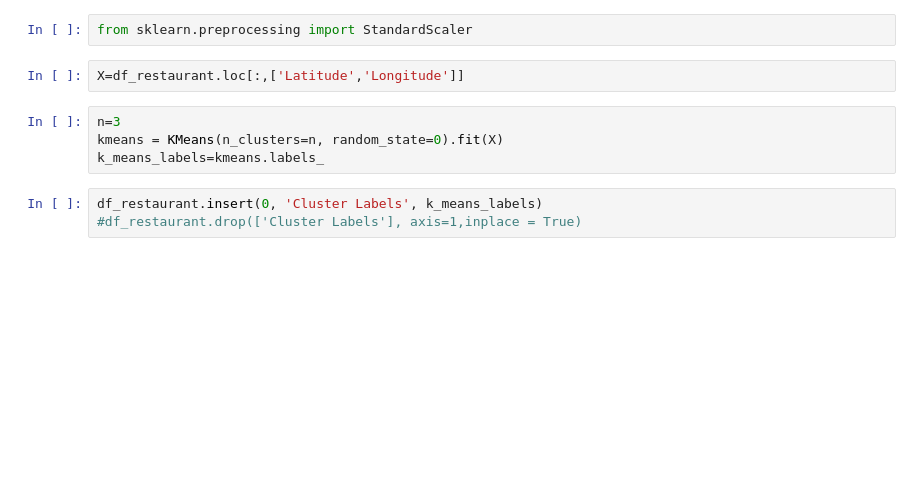
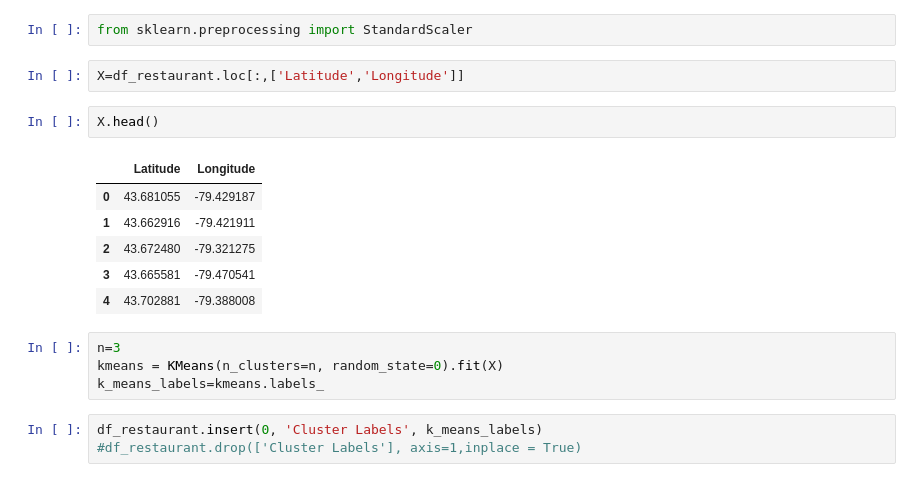
Before and after one commit to myardubots/Coursera-Final-Project, a Jupyter notebook: Finding location for Indian Restaurant.ipynb, the cells around one changed output. Cells and saved outputs as stored; diff of their text form; blank space fills up the shorter version.

```diff
--- a/Finding location for Indian Restaurant.ipynb
+++ b/Finding location for Indian Restaurant.ipynb
@@ -147,6 +147,15 @@ df_restaurant.head()
 from sklearn.preprocessing import StandardScaler
 # %%
 X=df_restaurant.loc[:,['Latitude','Longitude']]
+# %%
+X.head()
+# %% [output]
+|  | Latitude | Longitude |
+| 0 | 43.681055 | -79.429187 |
+| 1 | 43.662916 | -79.421911 |
+| 2 | 43.672480 | -79.321275 |
+| 3 | 43.665581 | -79.470541 |
+| 4 | 43.702881 | -79.388008 |
 # %%
 n=3
 kmeans = KMeans(n_clusters=n, random_state=0).fit(X)
```
Also changed, not shown: parts of 4 cells of this notebook.
